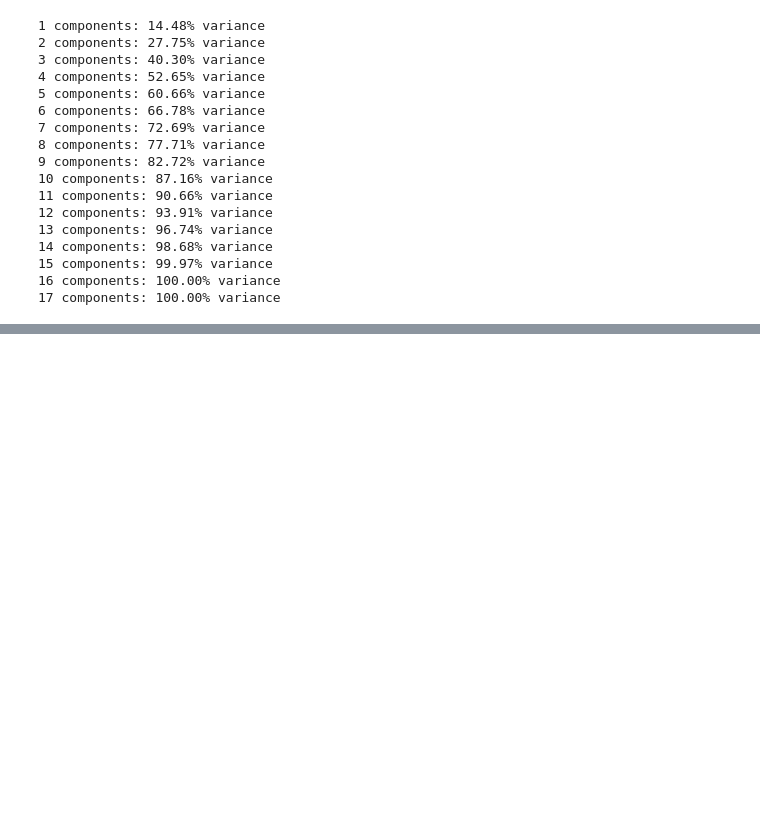
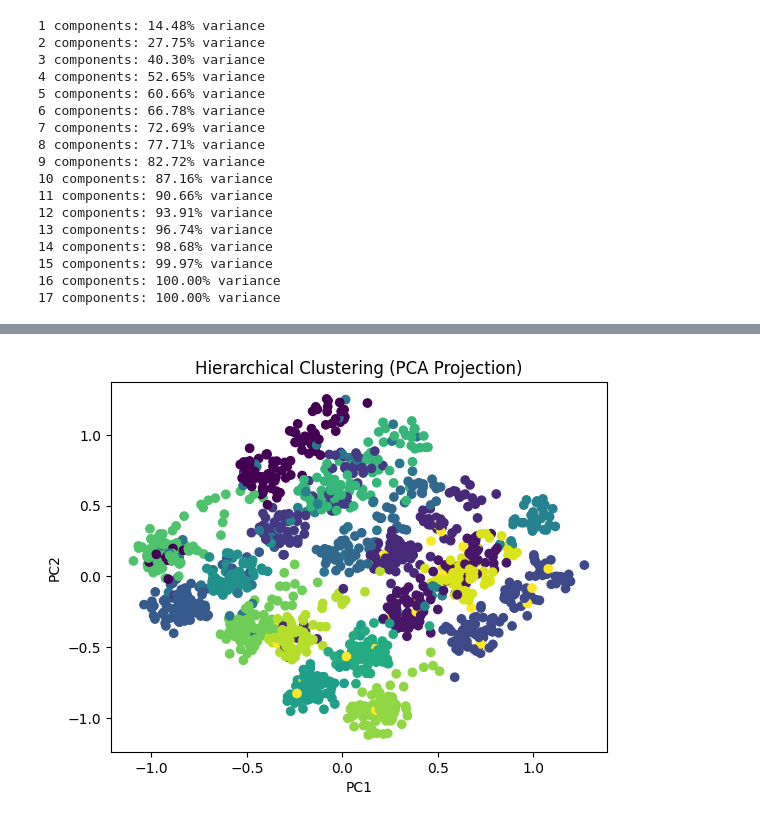
Before and after one commit to yusufimantaka/patient-segmentation, a Jupyter notebook: clustering.ipynb, the cells around one changed output, grey strips where cells are left out. Drawn from its saved outputs; the diff is of its cells as text; code cells hidden in the pictures; blank space fills up the shorter version.

```diff
--- a/clustering.ipynb
+++ b/clustering.ipynb
@@ -310,0 +341,6 @@ for i in range(len(cumvar)):
+# %%
+# FINAL MODEL CHOICE
+final_linkage = 'ward'
+
+model = AgglomerativeClustering(n_clusters=best_k, linkage=final_linkage)
+df['Cluster_HC'] = model.fit_predict(scaled_df)
@@ -310,0 +439,14 @@ for i in range(len(cumvar)):
+# %%
+from sklearn.decomposition import PCA
+import matplotlib.pyplot as plt
+
+pca = PCA(n_components=2)
+X_pca = pca.fit_transform(scaled_df)
+
+plt.scatter(X_pca[:,0], X_pca[:,1], c=df['Cluster_HC'], cmap='viridis')
+plt.title("Hierarchical Clustering (PCA Projection)")
+plt.xlabel("PC1")
+plt.ylabel("PC2")
+plt.show()
+# %% [output]
+[figure, added]
```
Also changed, not shown: parts of 11 cells of this notebook.
